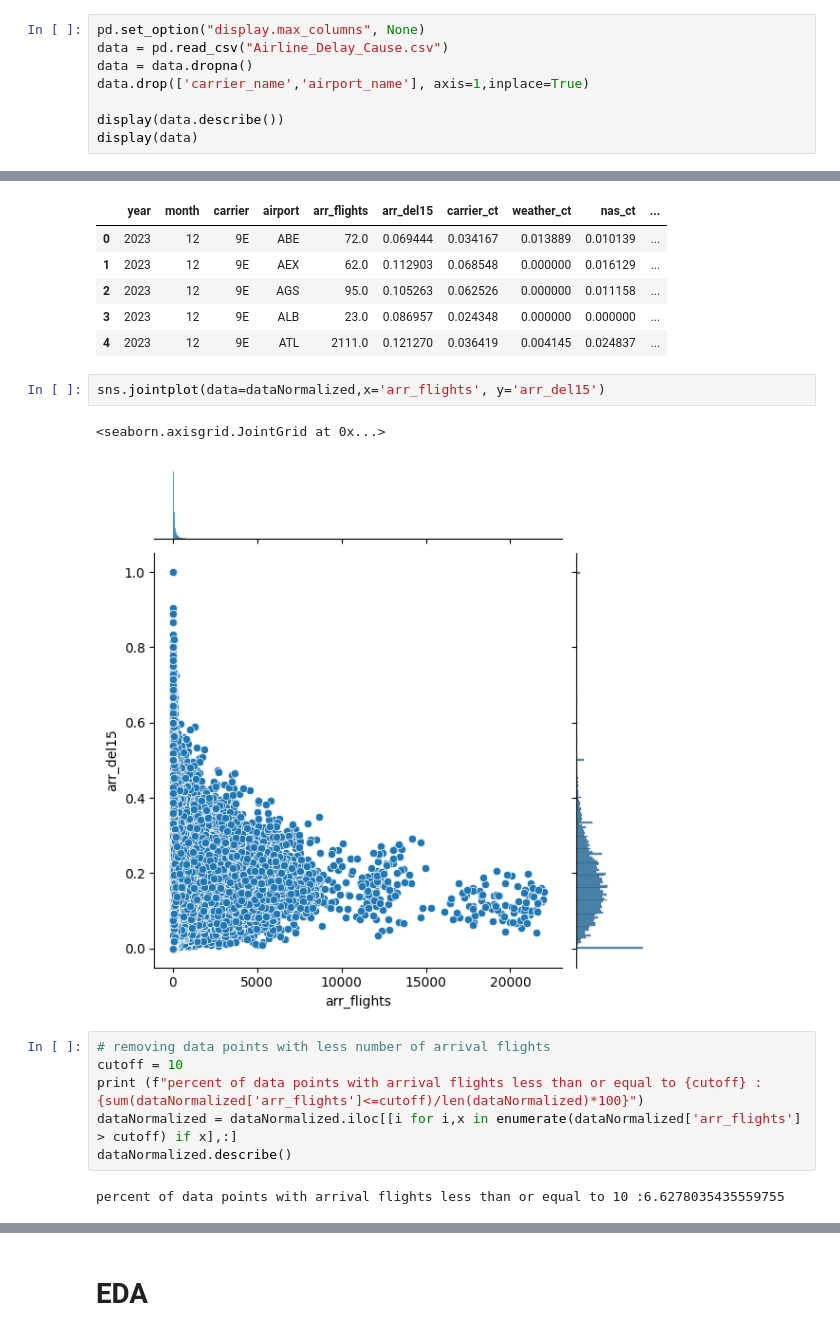
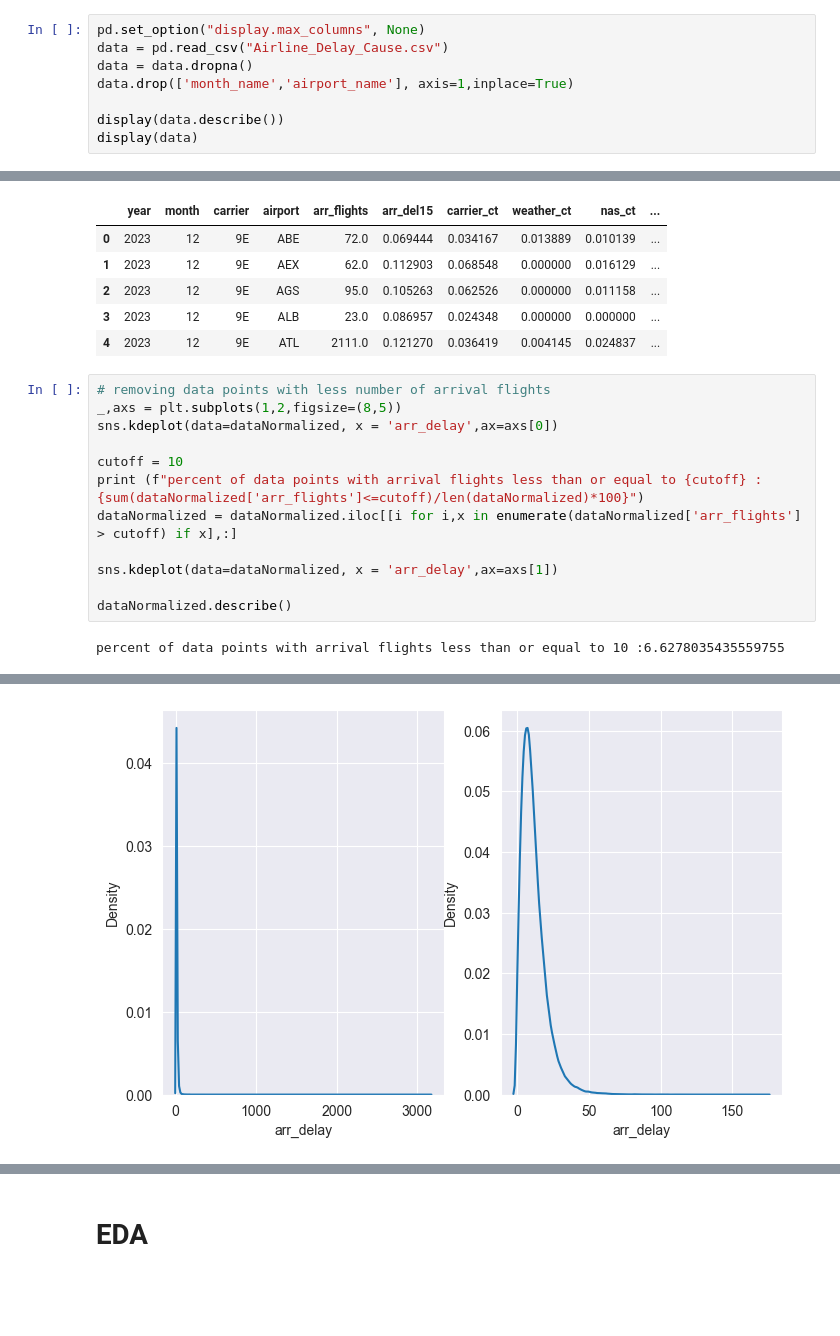
Before and after one commit to AryanshVasu/airline_delay, a Jupyter notebook: EDA.ipynb, the cells around one changed output, grey strips where cells are left out. Cells and saved outputs as stored; diff of their text form; blank space fills up the shorter version.

```diff
--- a/EDA.ipynb
+++ b/EDA.ipynb
@@ -9,7 +9,7 @@ import seaborn as sns
 pd.set_option("display.max_columns", None)
 data = pd.read_csv("Airline_Delay_Cause.csv")
 data = data.dropna()
-data.drop(['carrier_name','airport_name'], axis=1,inplace=True)
+data.drop(['month_name','airport_name'], axis=1,inplace=True)
 
 display(data.describe())
 display(data)
@@ -67,25 +67,27 @@ dataNormalized.head()
 | 2 | 2023 | 12 | 9E | AGS | 95.0 | 0.105263 | 0.062526 | 0.000000 | 0.011158 | ... |
 | 3 | 2023 | 12 | 9E | ALB | 23.0 | 0.086957 | 0.024348 | 0.000000 | 0.000000 | ... |
 | 4 | 2023 | 12 | 9E | ATL | 2111.0 | 0.121270 | 0.036419 | 0.004145 | 0.024837 | ... |
-# %%
-sns.jointplot(data=dataNormalized,x='arr_flights', y='arr_del15')
-# %% [output]
-<seaborn.axisgrid.JointGrid at 0x...>
-[figure, removed]
 # %%
 # removing data points with less number of arrival flights
+_,axs = plt.subplots(1,2,figsize=(8,5))
+sns.kdeplot(data=dataNormalized, x = 'arr_delay',ax=axs[0])
+
 cutoff = 10
 print (f"percent of data points with arrival flights less than or equal to {cutoff} :{sum(dataNormalized['arr_flights']<=cutoff)/len(dataNormalized)*100}")
 dataNormalized = dataNormalized.iloc[[i for i,x in enumerate(dataNormalized['arr_flights'] > cutoff) if x],:]
+
+sns.kdeplot(data=dataNormalized, x = 'arr_delay',ax=axs[1])
+
 dataNormalized.describe()
 # %% [output]
 percent of data points with arrival flights less than or equal to 10 :6.6278035435559755
 |  | year | month | arr_flights | arr_del15 | carrier_ct | weather_ct | nas_ct | security_ct | ... |
 | count | 166900.000000 | 166900.000000 | 166900.000000 | 166900.000000 | 166900.000000 | 166900.000000 | 166900.000000 | 166900.000000 | ... |
 | mean | 2019.443919 | 6.502097 | 351.211090 | 0.180075 | 0.065763 | 0.007848 | 0.047756 | 0.000441 | ... |
 | std | 2.426509 | 3.463837 | 959.941869 | 0.097862 | 0.047257 | 0.013581 | 0.044465 | 0.002698 | ... |
 | min | 2015.000000 | 1.000000 | 11.000000 | 0.000000 | 0.000000 | 0.000000 | 0.000000 | 0.000000 | ... |
 | 25% | 2018.000000 | 3.000000 | 53.000000 | 0.110368 | 0.034483 | 0.000000 | 0.016818 | 0.000000 | ... |
 | 50% | 2019.000000 | 7.000000 | 95.000000 | 0.168000 | 0.057116 | 0.002065 | 0.037873 | 0.000000 | ... |
 | 75% | 2022.000000 | 10.000000 | 237.000000 | 0.235632 | 0.086705 | 0.010588 | 0.066439 | 0.000000 | ... |
 | max | 2023.000000 | 12.000000 | 21977.000000 | 0.903226 | 0.785714 | 0.304615 | 0.571562 | 0.171818 | ... |
+[figure, added]
```
Also changed, not shown: parts of 20 cells of this notebook.
